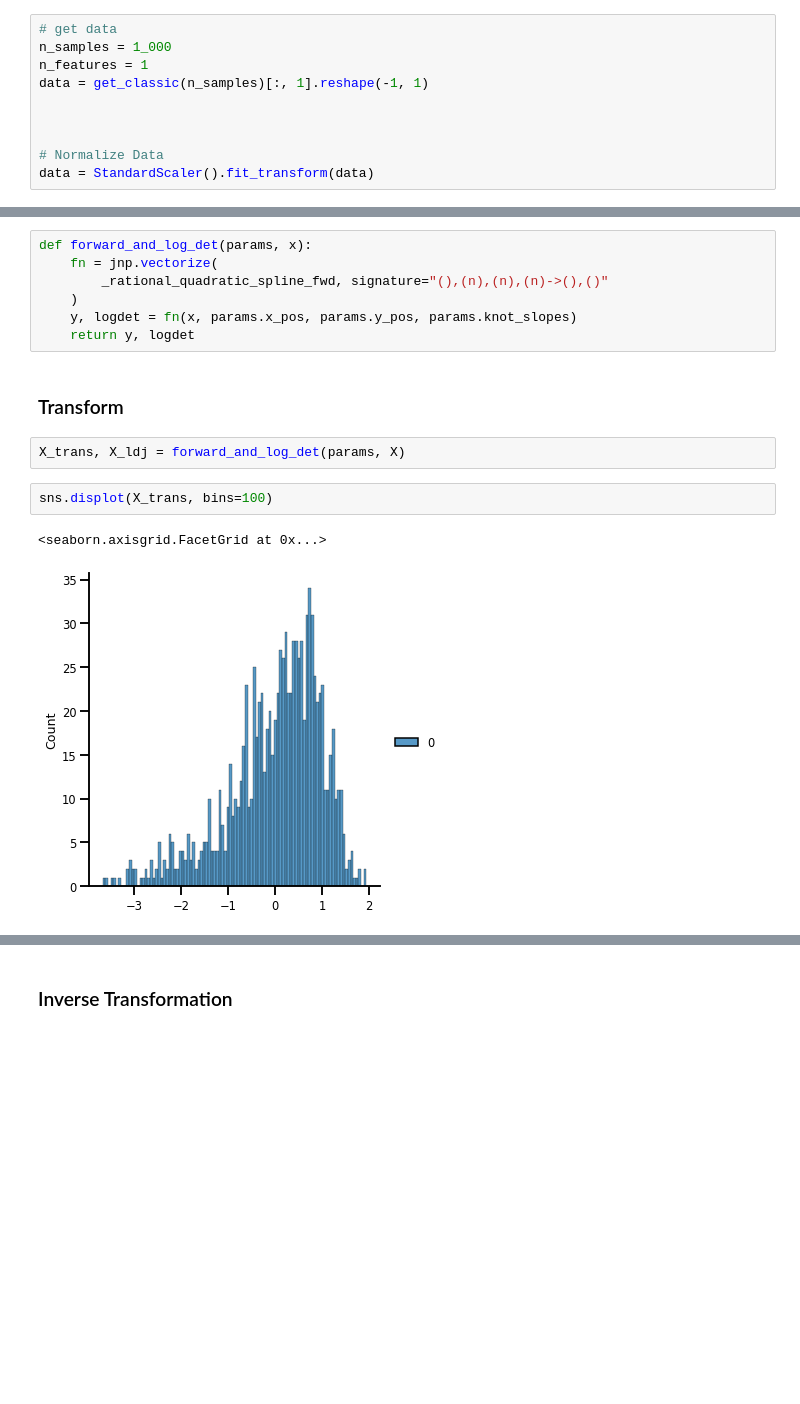
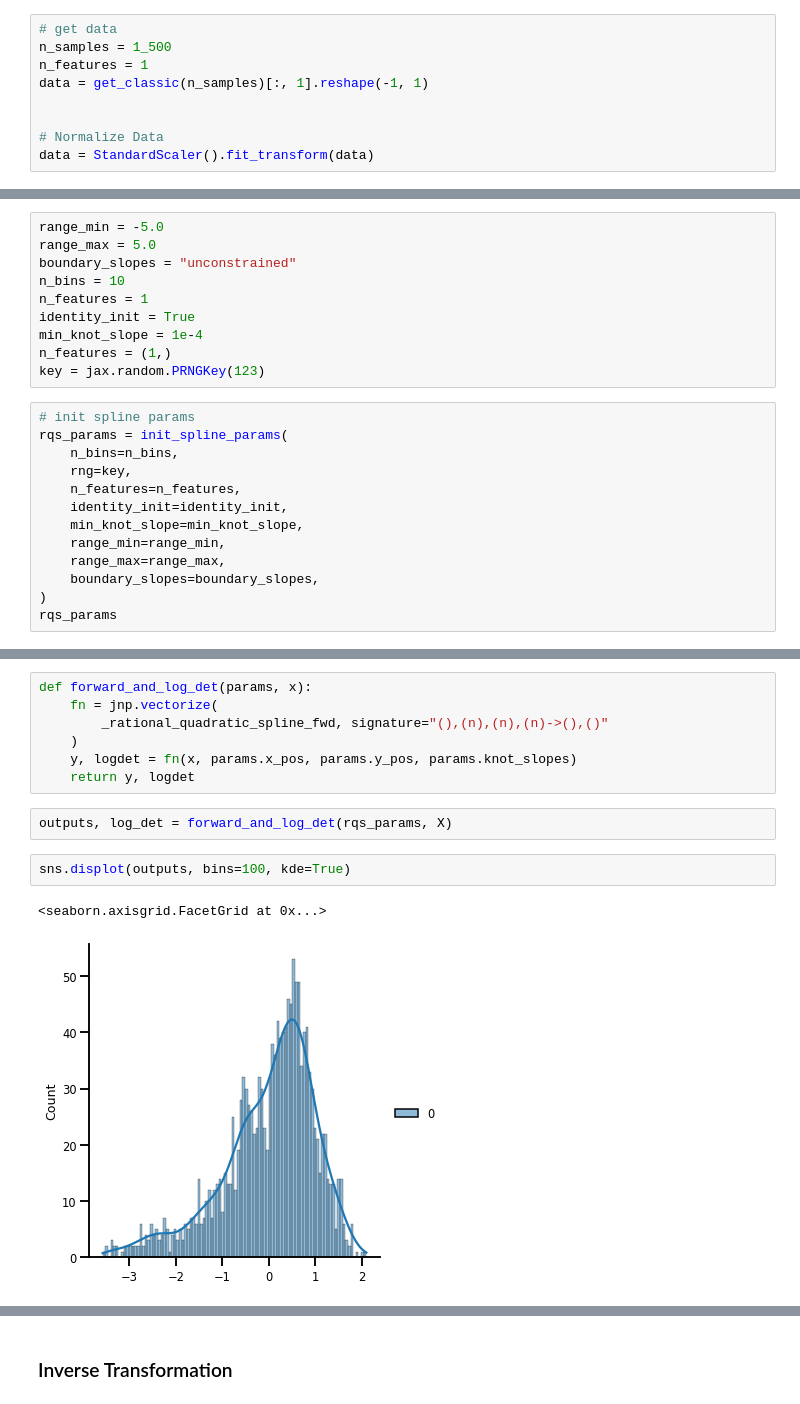
Before and after one commit to IPL-UV/rbig_jax, a Jupyter notebook: jupyterbook/content/experimental/splines.ipynb, the cells around one changed output, grey strips where cells are left out. Cells and saved outputs as stored; diff of their text form; blank space fills up the shorter version.

```diff
--- a/jupyterbook/content/experimental/splines.ipynb
+++ b/jupyterbook/content/experimental/splines.ipynb
@@ -50,11 +51,10 @@ The autoreload extension is already loaded. To reload it, use:
 # %%
 # get data
-n_samples = 1_000
+n_samples = 1_500
 n_features = 1
 data = get_classic(n_samples)[:, 1].reshape(-1, 1)
 
 
-
 # Normalize Data
 data = StandardScaler().fit_transform(data)
 # %% [markdown]
@@ -102,0 +111,23 @@ params = RQSplineParams(x_pos=rqs_clf.x_pos, y_pos=rqs_clf.y_pos, knot_slopes=rq
+# %%
+range_min = -5.0
+range_max = 5.0
+boundary_slopes = "unconstrained"
+n_bins = 10
+n_features = 1
+identity_init = True
+min_knot_slope = 1e-4
+n_features = (1,)
+key = jax.random.PRNGKey(123)
+# %%
+# init spline params
+rqs_params = init_spline_params(
+    n_bins=n_bins,
+    rng=key,
+    n_features=n_features,
+    identity_init=identity_init,
+    min_knot_slope=min_knot_slope,
+    range_min=range_min,
+    range_max=range_max,
+    boundary_slopes=boundary_slopes,
+)
+rqs_params
@@ -107,12 +143,10 @@ def forward_and_log_det(params, x):
     )
     y, logdet = fn(x, params.x_pos, params.y_pos, params.knot_slopes)
     return y, logdet
-# %% [markdown]
-### Transform
-# %%
-X_trans, X_ldj = forward_and_log_det(params, X)
+# %%
+outputs, log_det = forward_and_log_det(rqs_params, X)
 # %%
-sns.displot(X_trans, bins=100)
+sns.displot(outputs, bins=100, kde=True)
 # %% [output]
 <seaborn.axisgrid.FacetGrid at 0x...>
-[figure, old version]
+[figure, new version]
```
Also changed, not shown: parts of 44 cells of this notebook, 6 other files.
